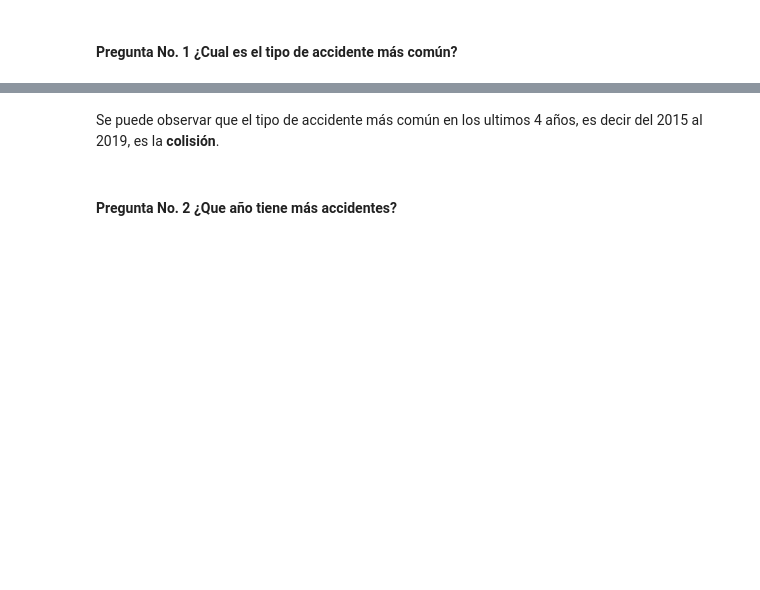
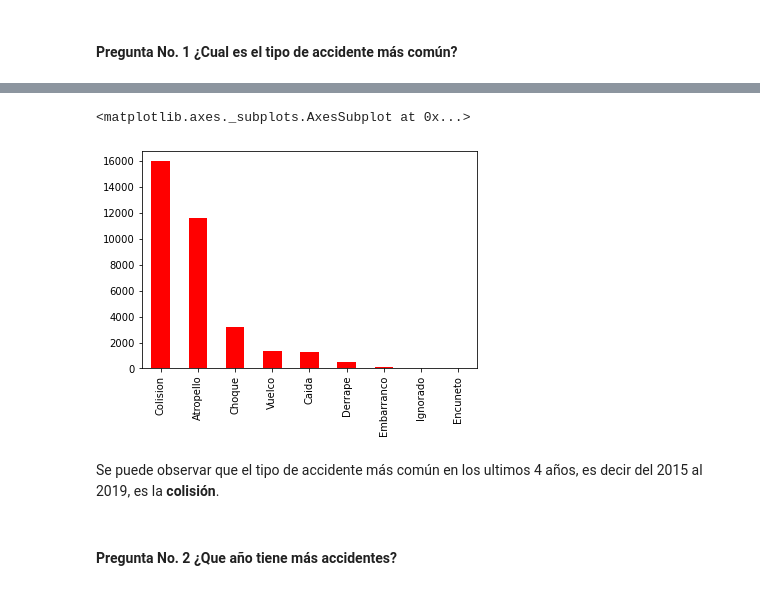
Before and after one commit to MaaarcosG/AccidentesTransito, a Jupyter notebook: AccidentesTransito.ipynb, the cells around one changed output, grey strips where cells are left out. Drawn from its saved outputs; the diff is of its cells as text; code cells hidden in the pictures; blank space fills up the shorter version.

```diff
--- a/AccidentesTransito.ipynb
+++ b/AccidentesTransito.ipynb
@@ -162,0 +246,3 @@ Name: tipo_eve, dtype: int64
+# %%
+accidente_comun = dataF['tipo_eve'].value_counts()
+print(accidente_comun)
@@ -163,3 +260,8 @@ Name: tipo_eve, dtype: int64
+# %%
+accidente_comun.plot(kind='bar', color='red')
+# %% [output]
+<matplotlib.axes._subplots.AxesSubplot at 0x...>
+[figure, added]
 # %% [markdown]
 Se puede observar que el tipo de accidente más común en los ultimos 4 años, es decir del 2015 al 2019, es la **colisión**.
 # %% [markdown]
```
Also changed, not shown: parts of 31 cells of this notebook.
